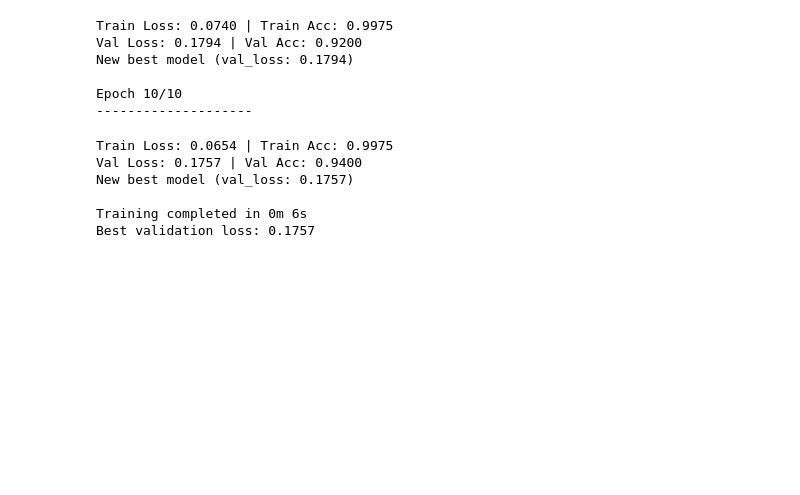
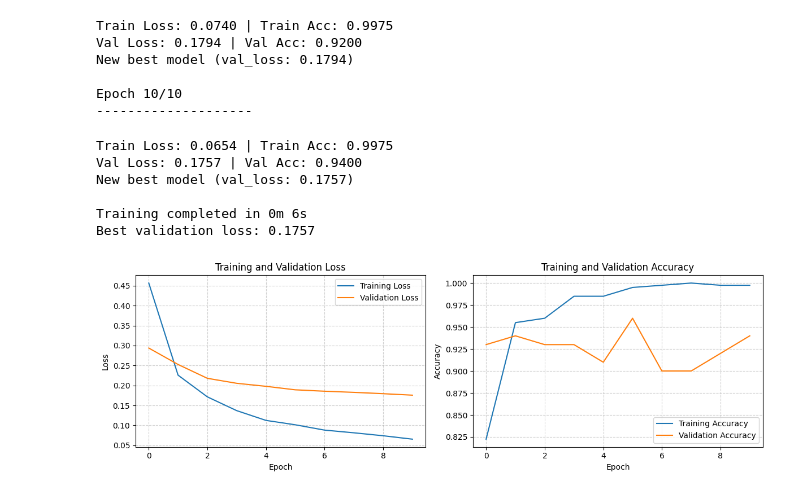
Before and after one commit to akatelync/ml-boilerplate, a Jupyter notebook: notebooks/cnn.ipynb, the cells around one changed output. Drawn from its saved outputs; the diff is of its cells as text; code cells hidden in the pictures; blank space fills up the shorter version.

```diff
--- a/notebooks/cnn.ipynb
+++ b/notebooks/cnn.ipynb
@@ -301,3 +301,7 @@ New best model (val_loss: 0.1757)
 
 Training completed in 0m 6s
 Best validation loss: 0.1757
+# %%
+plot_training_history(history)
+# %% [output]
+[figure, added]
```
Also changed, not shown: parts of 1 cell of this notebook, 1 other file.
